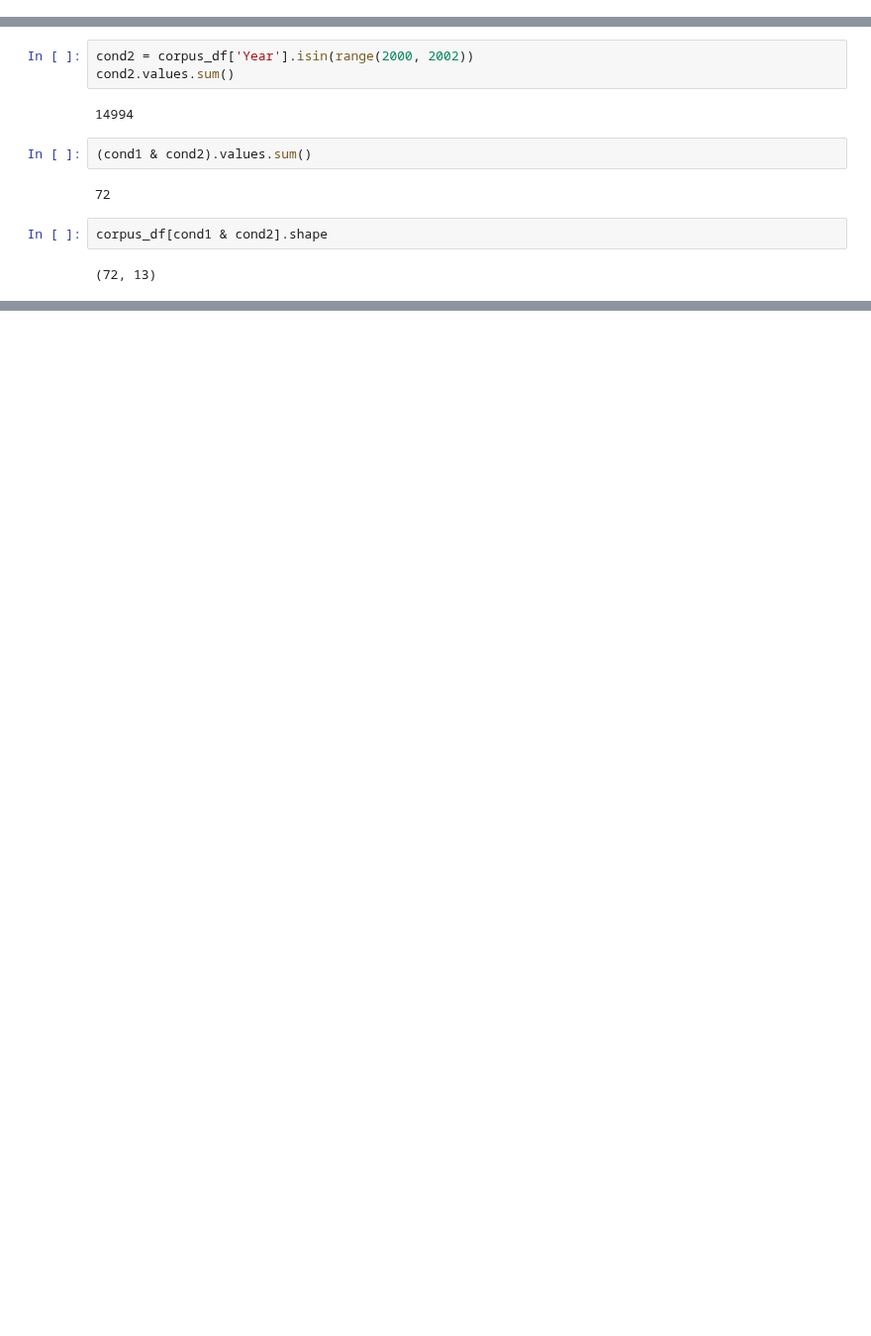
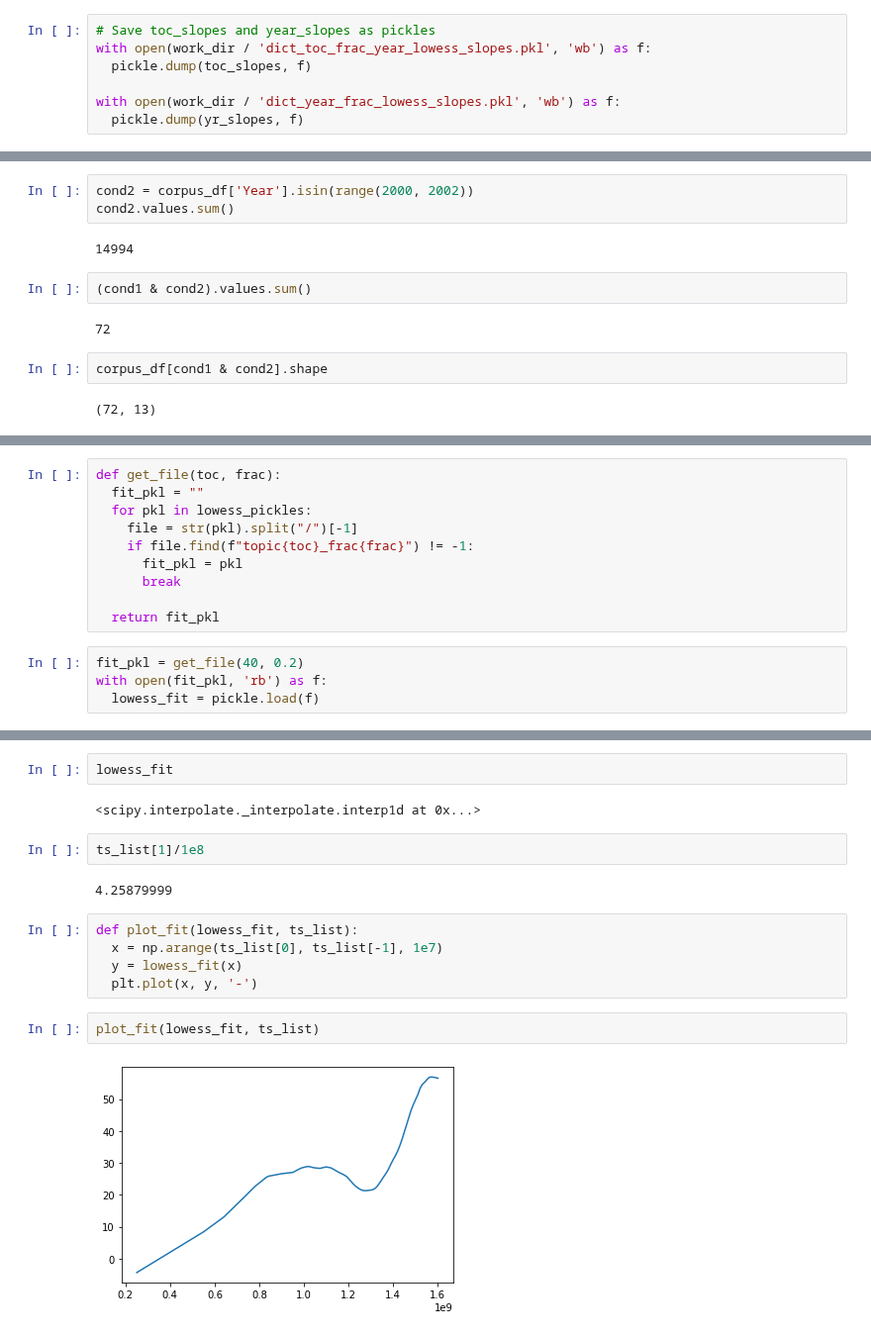
Before and after one commit to ShiuLab/plant_sci_hist, a Jupyter notebook: 9_wrap_up/script_9_wrap_up.ipynb, the cells around one changed output, grey strips where cells are left out. Shown at 99% size. Saved outputs shown, nothing was run; the diff lists cells and outputs as text; blank space fills up the shorter version.

Commit message:
Get lowess fit slopes

```diff
--- a/9_wrap_up/script_9_wrap_up.ipynb
+++ b/9_wrap_up/script_9_wrap_up.ipynb
@@ -241,0 +360,7 @@ df_toc44.shape
+# %%
+# Save toc_slopes and year_slopes as pickles
+with open(work_dir / 'dict_toc_frac_year_lowess_slopes.pkl', 'wb') as f:
+  pickle.dump(toc_slopes, f)
+
+with open(work_dir / 'dict_year_frac_lowess_slopes.pkl', 'wb') as f:
+  pickle.dump(yr_slopes, f)
@@ -263,0 +449,14 @@ corpus_df[cond1 & cond2].shape
+# %%
+def get_file(toc, frac):
+  fit_pkl = ""
+  for pkl in lowess_pickles:
+    file = str(pkl).split("/")[-1]
+    if file.find(f"topic{toc}_frac{frac}") != -1:
+      fit_pkl = pkl
+      break
+
+  return fit_pkl
+# %%
+fit_pkl = get_file(40, 0.2)
+with open(fit_pkl, 'rb') as f:
+  lowess_fit = pickle.load(f)
@@ -263,0 +488,17 @@ corpus_df[cond1 & cond2].shape
+# %%
+lowess_fit
+# %% [output]
+<scipy.interpolate._interpolate.interp1d at 0x...>
+# %%
+ts_list[1]/1e8
+# %% [output]
+4.25879999
+# %%
+def plot_fit(lowess_fit, ts_list):
+  x = np.arange(ts_list[0], ts_list[-1], 1e7)
+  y = lowess_fit(x)
+  plt.plot(x, y, '-')
+# %%
+plot_fit(lowess_fit, ts_list)
+# %% [output]
+[figure, added]
```
Also changed, not shown: parts of 15 cells of this notebook, 1 other file.
